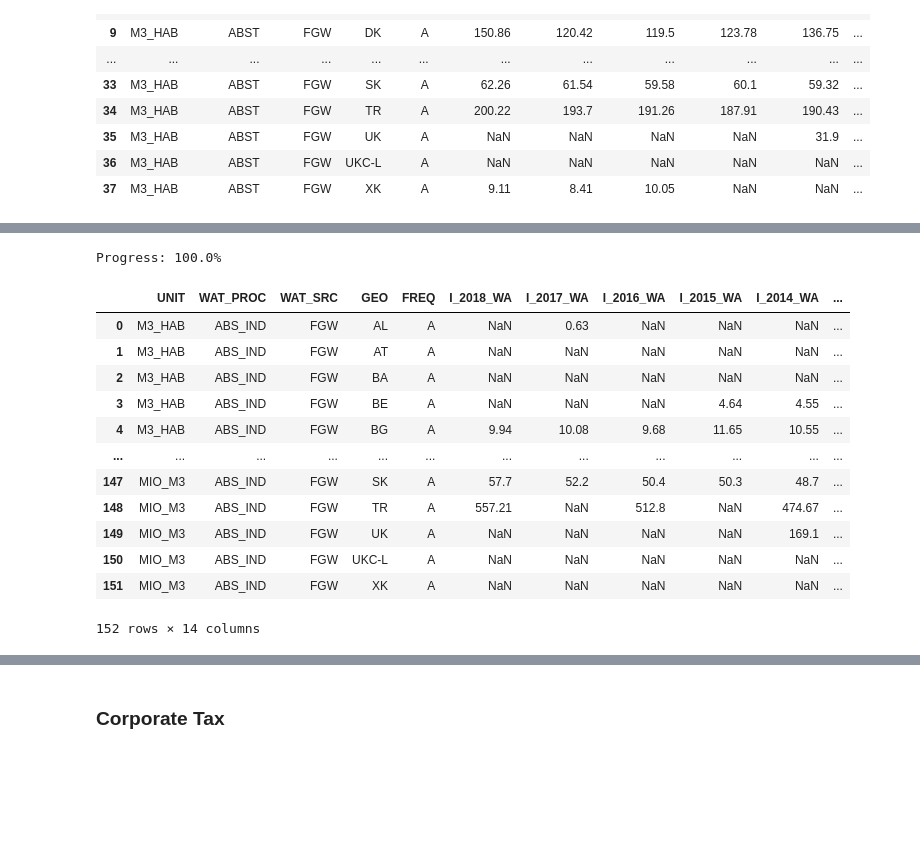
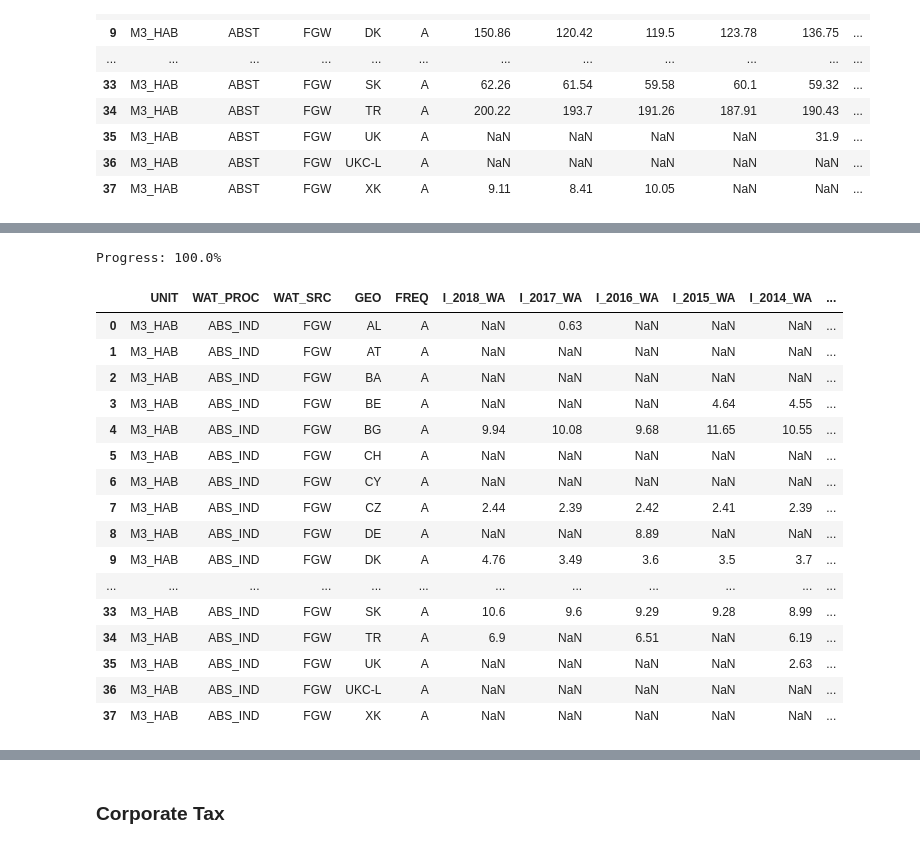
Before and after one commit to venkateshIedge7/CDC_Assignment1, a Jupyter notebook: Data_injestion.ipynb, the cells around one changed output, grey strips where cells are left out. Saved outputs shown, nothing was run; the diff lists cells and outputs as text; code cells hidden in the pictures; blank space fills up the shorter version.

```diff
--- a/Data_injestion.ipynb
+++ b/Data_injestion.ipynb
@@ -555,24 +470,28 @@ Progress: 100.0%
 # %%
-filter_pars = {'FREQ': ['A'],'WAT_PROC':['ABS_IND']}
+filter_pars = {'FREQ': ['A'],'WAT_PROC':['ABS_IND'],'WAT_SRC':['FGW'],'UNIT':['M3_HAB']}
 EU_nuts2_sdmx_WA = es.get_sdmx_data_df('env_wat_abs','2010', '2020',filter_pars,flags=False, verbose = True)
 #EU_nuts2_WA = EU_nuts2_sdmx_WA[EU_nuts2_sdmx_WA.GEO.str.contains(r'[0-9]')]
 #EU_nuts2_WA = EU_nuts2_WA.reset_index(drop=True)
 EU_nuts2_WA_I = EU_nuts2_sdmx_WA.rename({2010: "I_2010_WA",2011: "I_2011_WA",2012: "I_2012_WA",2013: "I_2013_WA",2014: "I_2014_WA",
                   2015: "I_2015_WA",2016: "I_2016_WA",2017: "I_2017_WA",2018: "I_2018_WA",2019: "I_2019_WA"},axis = 1)
 EU_nuts2_WA_I
 # %% [output]
 Progress: 100.0%
 |  | UNIT | WAT_PROC | WAT_SRC | GEO | FREQ | I_2018_WA | I_2017_WA | I_2016_WA | I_2015_WA | I_2014_WA | ... |
 | 0 | M3_HAB | ABS_IND | FGW | AL | A | NaN | 0.63 | NaN | NaN | NaN | ... |
 | 1 | M3_HAB | ABS_IND | FGW | AT | A | NaN | NaN | NaN | NaN | NaN | ... |
 | 2 | M3_HAB | ABS_IND | FGW | BA | A | NaN | NaN | NaN | NaN | NaN | ... |
 | 3 | M3_HAB | ABS_IND | FGW | BE | A | NaN | NaN | NaN | 4.64 | 4.55 | ... |
 | 4 | M3_HAB | ABS_IND | FGW | BG | A | 9.94 | 10.08 | 9.68 | 11.65 | 10.55 | ... |
+| 5 | M3_HAB | ABS_IND | FGW | CH | A | NaN | NaN | NaN | NaN | NaN | ... |
+| 6 | M3_HAB | ABS_IND | FGW | CY | A | NaN | NaN | NaN | NaN | NaN | ... |
+| 7 | M3_HAB | ABS_IND | FGW | CZ | A | 2.44 | 2.39 | 2.42 | 2.41 | 2.39 | ... |
+| 8 | M3_HAB | ABS_IND | FGW | DE | A | NaN | NaN | 8.89 | NaN | NaN | ... |
+| 9 | M3_HAB | ABS_IND | FGW | DK | A | 4.76 | 3.49 | 3.6 | 3.5 | 3.7 | ... |
 | ... | ... | ... | ... | ... | ... | ... | ... | ... | ... | ... | ... |
-| 147 | MIO_M3 | ABS_IND | FGW | SK | A | 57.7 | 52.2 | 50.4 | 50.3 | 48.7 | ... |
-| 148 | MIO_M3 | ABS_IND | FGW | TR | A | 557.21 | NaN | 512.8 | NaN | 474.67 | ... |
-| 149 | MIO_M3 | ABS_IND | FGW | UK | A | NaN | NaN | NaN | NaN | 169.1 | ... |
-| 150 | MIO_M3 | ABS_IND | FGW | UKC-L | A | NaN | NaN | NaN | NaN | NaN | ... |
-| 151 | MIO_M3 | ABS_IND | FGW | XK | A | NaN | NaN | NaN | NaN | NaN | ... |
+| 33 | M3_HAB | ABS_IND | FGW | SK | A | 10.6 | 9.6 | 9.29 | 9.28 | 8.99 | ... |
+| 34 | M3_HAB | ABS_IND | FGW | TR | A | 6.9 | NaN | 6.51 | NaN | 6.19 | ... |
+| 35 | M3_HAB | ABS_IND | FGW | UK | A | NaN | NaN | NaN | NaN | 2.63 | ... |
+| 36 | M3_HAB | ABS_IND | FGW | UKC-L | A | NaN | NaN | NaN | NaN | NaN | ... |
+| 37 | M3_HAB | ABS_IND | FGW | XK | A | NaN | NaN | NaN | NaN | NaN | ... |
-152 rows × 14 columns
 # %%
```
Also changed, not shown: parts of 25 cells of this notebook.
